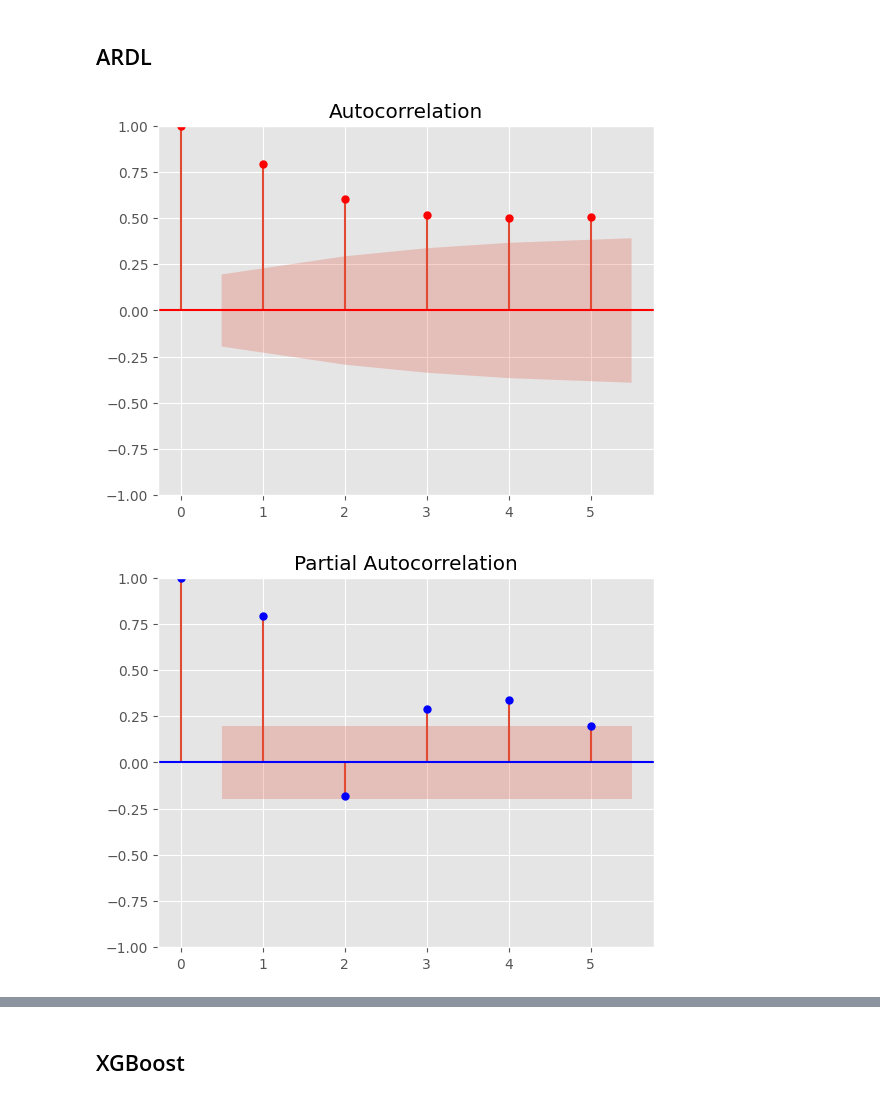
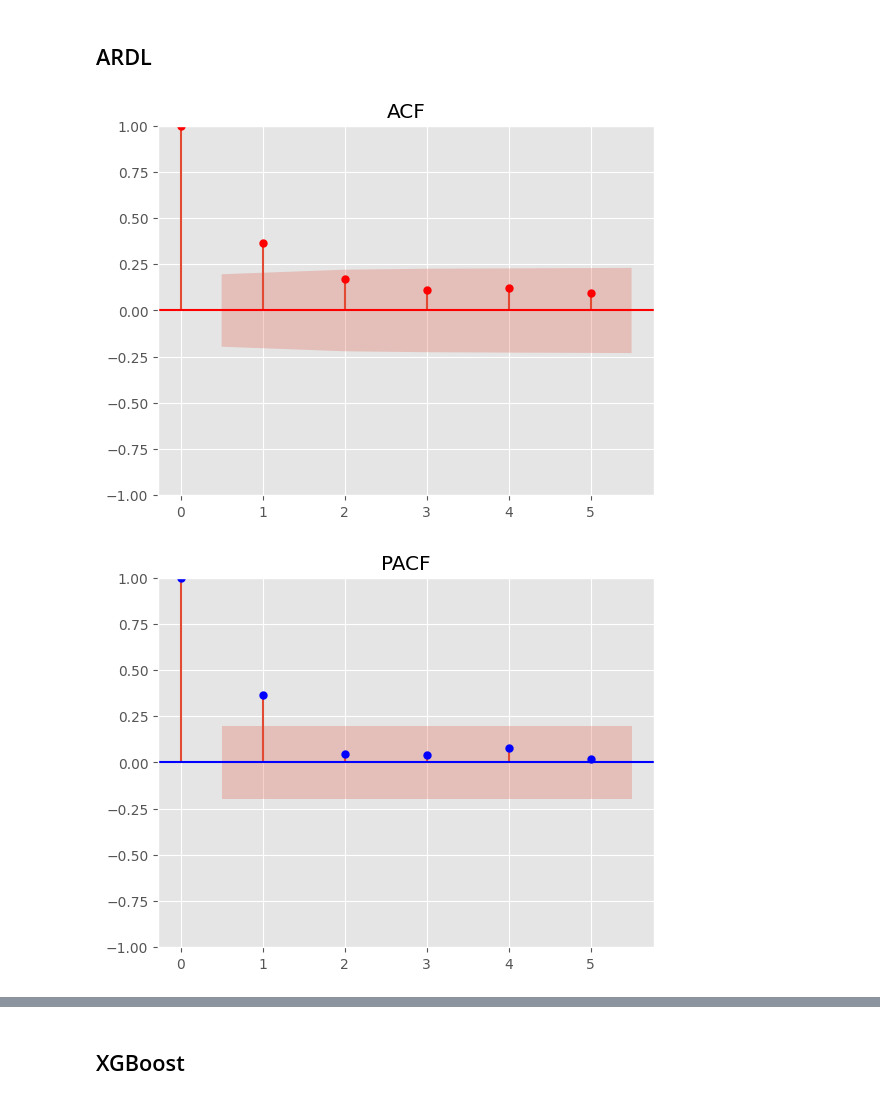
Before and after one commit to askarg/Diploma.-Inflation-model-using-PCA, a Jupyter notebook: stationary_models.ipynb, the cells around one changed output, grey strips where cells are left out. Saved outputs shown, nothing was run; the diff lists cells and outputs as text; code cells hidden in the pictures.

```diff
--- a/stationary_models.ipynb
+++ b/stationary_models.ipynb
@@ -50,26 +40,13 @@ os.getcwd()
 # %%
-# дата, которая сплитует данные на 2 участка, чтобы обработать 2 макроэкономических шока отдельно
-threshold_split_date = '2021-08-01'
-
 # Дата, которая разделяет тренировочную и тестовую выборки, чтобы делить выборки для всех моделей
-train_test_split_date = '2022-06-01'
+train_test_split_date = '2022-05-01'
 
 # импортируем данные и делим их по дате
 df = pd.read_csv('processed_regional_data/infl_rus.csv')
 df['date'] = pd.date_range(start='2014-01-01', periods=len(df), freq='M')
-df_1 = df.loc[df['date'] < threshold_split_date].copy()
-df_2 = df.loc[df['date'] >= threshold_split_date].copy()
 
-# Заменяем выбросы 99% перцентилем
-quantile_99 = df_1['inflation'].quantile(0.96)
-df_1.loc[df_1['inflation'] >= quantile_99, 'inflation'] = quantile_99
-quantile_99 = df_2['inflation'].quantile(0.95)
-df_2.loc[df_2['inflation'] >= quantile_99, 'inflation'] = quantile_99
-
-# Соединяем дф в 1 общий после обработки выбросов
-df_3 = pd.concat([df_1, df_2])
-df_train = df_3[df_3['date'] < train_test_split_date].copy()
-df_test = df_3[df_3['date'] >= train_test_split_date].copy()
+df_train = df[df['date'] < train_test_split_date].copy()
+df_test = df[df['date'] >= train_test_split_date].copy()
 
 # Делим Датафреймы на эндогенные и экзогенные переменные
 y_train = df_train['inflation']
@@ -78,13 +55,22 @@ df_train.drop(['inflation', 'date'], axis=1, inplace=True)
 df_test.drop(['inflation', 'date'], axis=1, inplace=True)
 X_train = df_train.copy()
 X_test = df_test.copy()
+
+dummies_train = pd.DataFrame(0, index=y_train.index, columns=['outlier_12', 'outlier_98'])
+dummies_test = pd.DataFrame(0, index=y_test.index, columns=['outlier_12', 'outlier_98'])
+dummies_train.iloc[12, 0] = 1  # Дамми для индекса 12
+dummies_train.iloc[98, 1] = 1  # Дамми для индекса 98
+
+# Добавляем дамми-переменные к экзогенным факторам
+X_train = pd.concat([X_train, dummies_train], axis=1)
+X_test = pd.concat([X_test, dummies_test], axis=1)
 # %% [markdown]
 ## ARDL
 # %%
-plot_acf(y_train, lags=5, color='r');
-plot_pacf(y_train, lags=5, method='ols', color='b');
+plot_acf(y_train, lags=5, color='r', title='ACF');
+plot_pacf(y_train, lags=5, color='b', title='PACF');
 # %% [output]
-[figure, old version]
+[figure, new version]
-[figure, old version]
+[figure, new version]
 # %%
 # Построение ARDL модели
```
Also changed, not shown: parts of 18 cells of this notebook, 12 other files.
